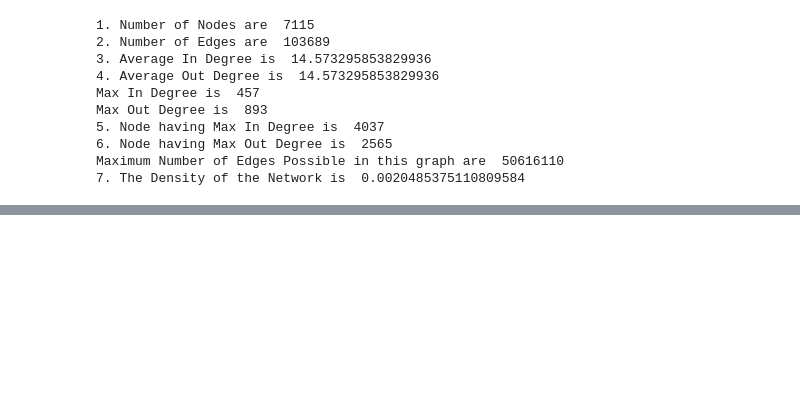
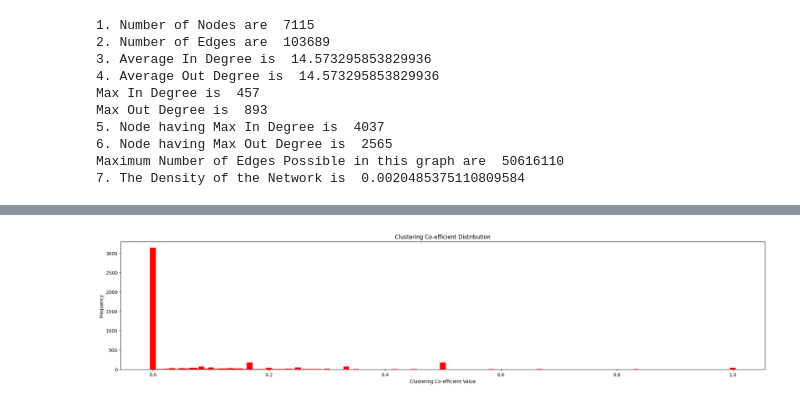
Before and after one commit to shivam20124/CSE508_Winter2023_A3_104, a Jupyter notebook: Q1.ipynb, the cells around one changed output, grey strips where cells are left out. Saved outputs shown, nothing was run; the diff lists cells and outputs as text; code cells hidden in the pictures; blank space fills up the shorter version.

```diff
--- a/Q1.ipynb
+++ b/Q1.ipynb
@@ -186,0 +315,15 @@ Maximum Number of Edges Possible in this graph are  50616110
+# %%
+import matplotlib.pyplot as plt
+
+lcc_val_list = list(lcc_frequency_dict.keys())
+lcc_freq_list = list(lcc_frequency_dict.values())
+fig = plt.figure(figsize = (25, 5))
+plt.bar(lcc_val_list, lcc_freq_list, color='red', width=0.01)
+# plt.ylim(0, 0.7)
+plt.xlabel("Clustering Co-efficient Value")
+plt.ylabel("Frequency")
+plt.title("Clustering Co-efficient Distribution")
+# plt.xticks(out_deg_list)
+plt.show()
+# %% [output]
+[figure, added]
```
Also changed, not shown: parts of 13 cells of this notebook, 8 other files.
